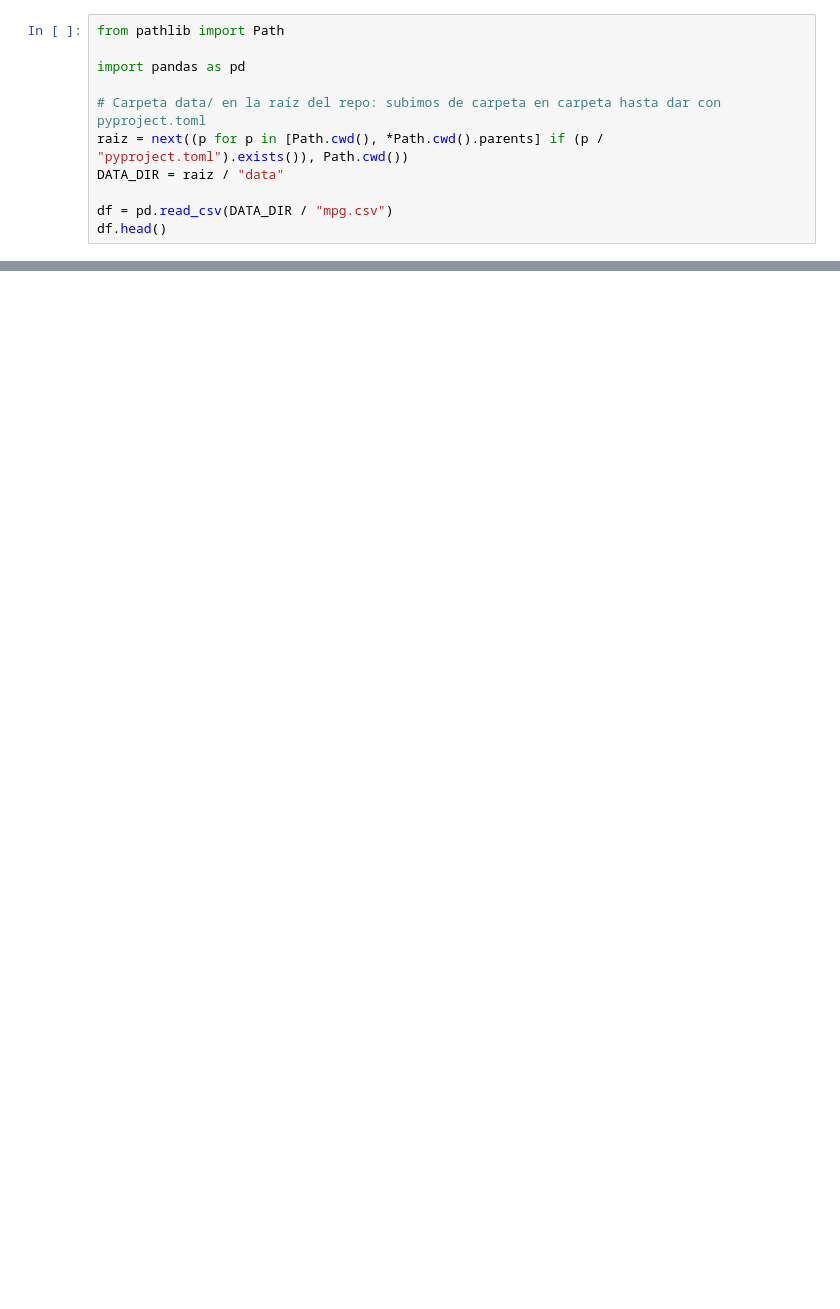
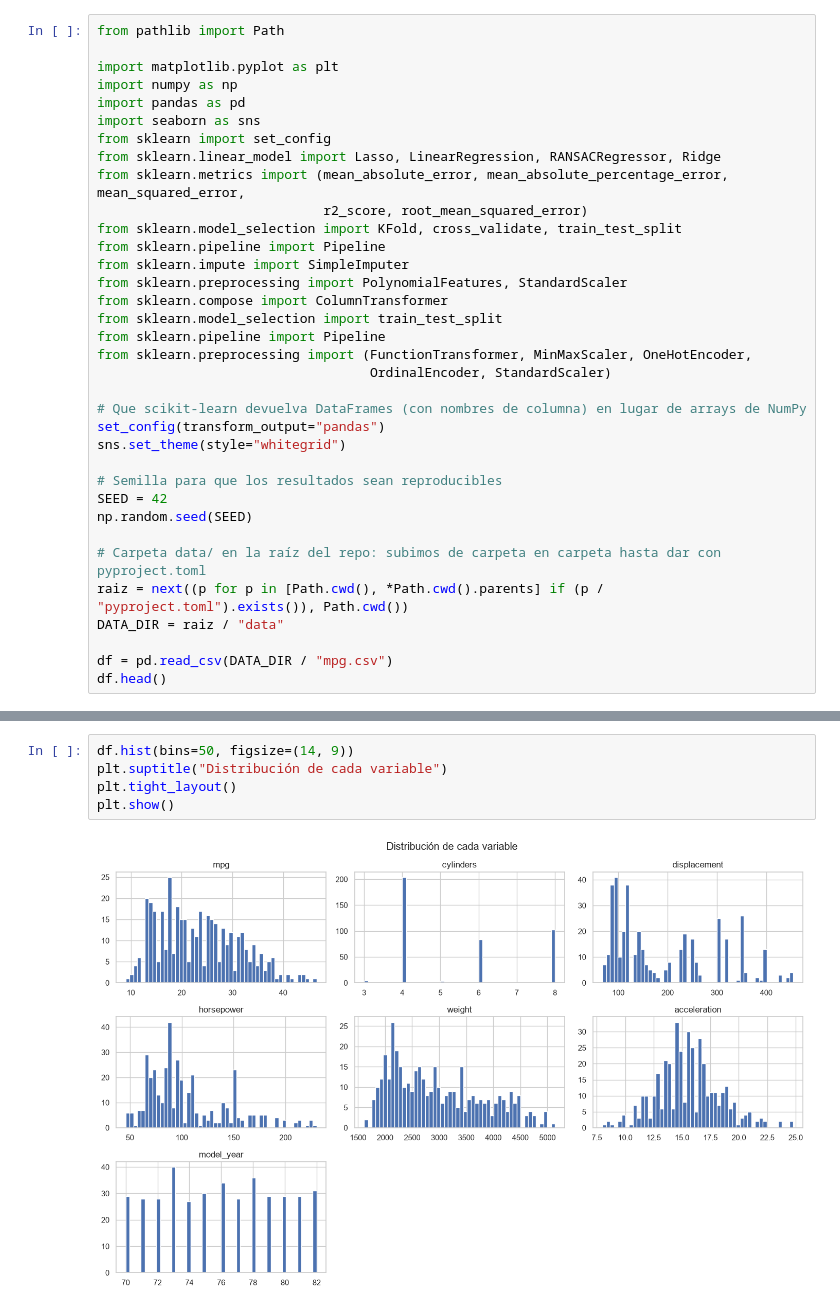
Before and after one commit to riosinda/ml-course, a Jupyter notebook: workspace/Chapter_5/02_actividad_mpg_regresion.ipynb, the cells around one changed output, grey strips where cells are left out. Drawn from its saved outputs; the diff is of its cells as text; blank space fills up the shorter version.

```diff
--- a/workspace/Chapter_5/02_actividad_mpg_regresion.ipynb
+++ b/workspace/Chapter_5/02_actividad_mpg_regresion.ipynb
@@ -28,7 +28,31 @@ Como mínimo, tu notebook debe incluir:
 # %%
 from pathlib import Path
 
+import matplotlib.pyplot as plt
+import numpy as np
 import pandas as pd
+import seaborn as sns
+from sklearn import set_config
+from sklearn.linear_model import Lasso, LinearRegression, RANSACRegressor, Ridge
+from sklearn.metrics import (mean_absolute_error, mean_absolute_percentage_error, mean_squared_error,
+                             r2_score, root_mean_squared_error)
+from sklearn.model_selection import KFold, cross_validate, train_test_split
+from sklearn.pipeline import Pipeline
+from sklearn.impute import SimpleImputer
+from sklearn.preprocessing import PolynomialFeatures, StandardScaler
+from sklearn.compose import ColumnTransformer
+from sklearn.model_selection import train_test_split
+from sklearn.pipeline import Pipeline
+from sklearn.preprocessing import (FunctionTransformer, MinMaxScaler, OneHotEncoder,
+                                   OrdinalEncoder, StandardScaler)
+
+# Que scikit-learn devuelva DataFrames (con nombres de columna) en lugar de arrays de NumPy
+set_config(transform_output="pandas")
+sns.set_theme(style="whitegrid")
+
+# Semilla para que los resultados sean reproducibles
+SEED = 42
+np.random.seed(SEED)
 
 # Carpeta data/ en la raíz del repo: subimos de carpeta en carpeta hasta dar con pyproject.toml
 raiz = next((p for p in [Path.cwd(), *Path.cwd().parents] if (p / "pyproject.toml").exists()), Path.cwd())
@@ -40,0 +154,7 @@ df.head()
+# %%
+df.hist(bins=50, figsize=(14, 9))
+plt.suptitle("Distribución de cada variable")
+plt.tight_layout()
+plt.show()
+# %% [output]
+[figure, added]
```
Also changed, not shown: parts of 28 cells of this notebook, 2 other files.
